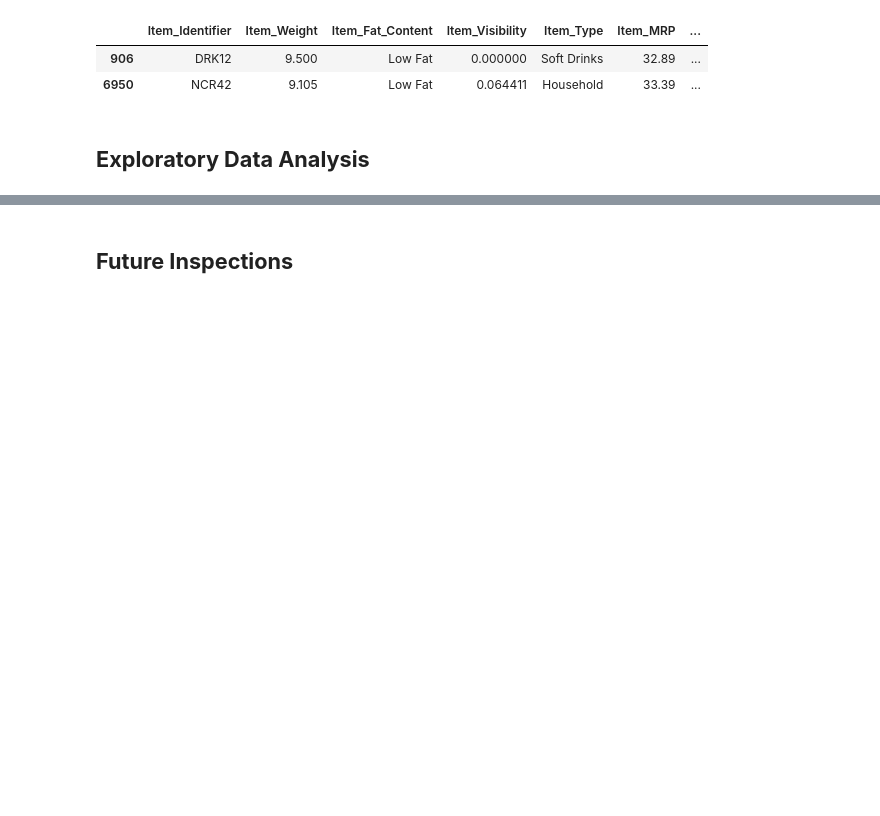
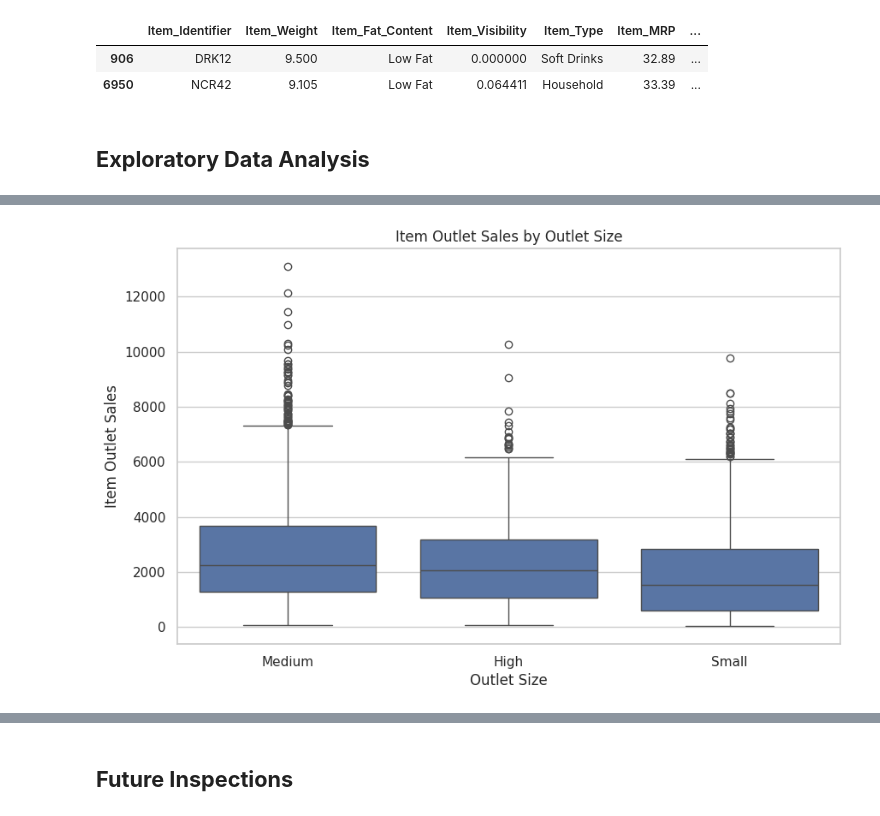
Before and after one commit to rawandyousef/prediction-of-products-sales-, a Jupyter notebook: prediction_of_products_sales_part_2.ipynb, the cells around one changed output, grey strips where cells are left out. Saved outputs shown, nothing was run; the diff lists cells and outputs as text; code cells hidden in the pictures; blank space fills up the shorter version.

```diff
--- a/prediction_of_products_sales_part_2.ipynb
+++ b/prediction_of_products_sales_part_2.ipynb
@@ -368,0 +407,10 @@ df[over_3mill]
+# %%
+
+    plt.figure(figsize=(10, 6))
+    sns.boxplot(x='Outlet_Size', y='Item_Outlet_Sales', data=df)
+    plt.title('Item Outlet Sales by Outlet Size')
+    plt.xlabel('Outlet Size')
+    plt.ylabel('Item Outlet Sales')
+    plt.show()
+# %% [output]
+[figure, added]
```
Also changed, not shown: parts of 11 cells of this notebook.
